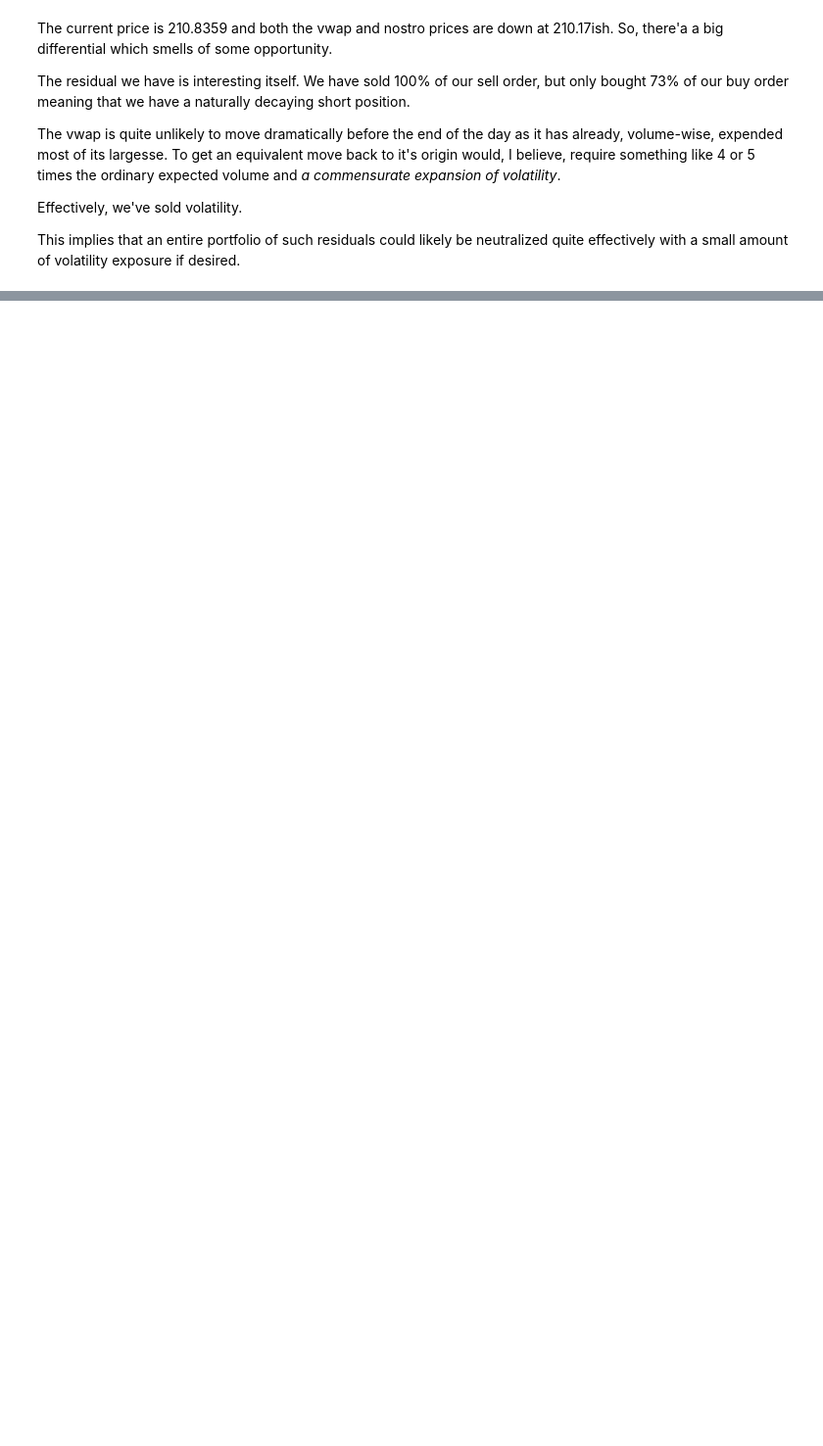
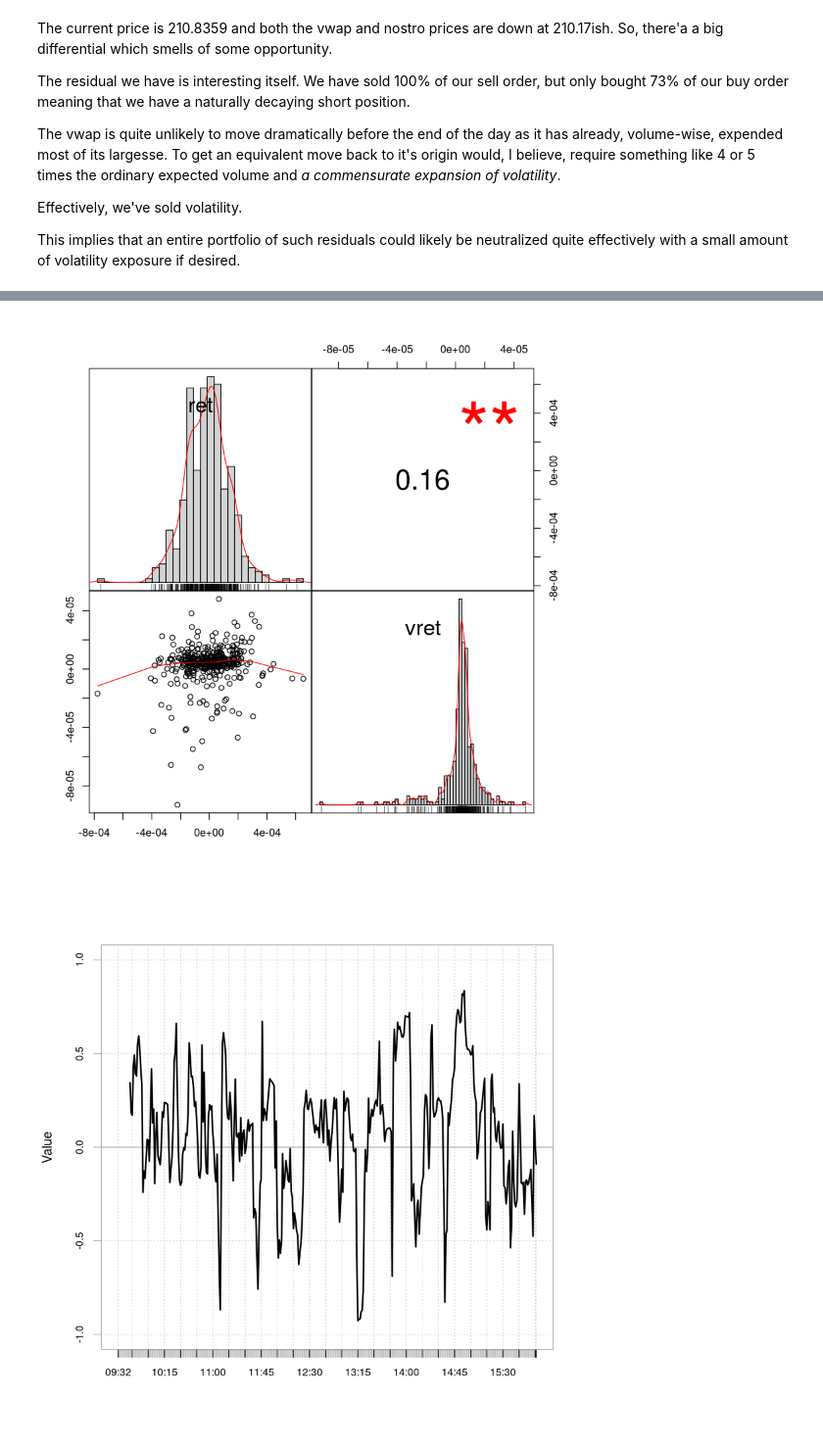
Before and after one commit to hackthemarket/vwap, a Jupyter notebook: vwap.ipynb, the cells around one changed output, grey strips where cells are left out. Shown at 98% size. Cells and saved outputs as stored; diff of their text form; code cells hidden in the pictures; blank space fills up the shorter version.

```diff
--- a/vwap.ipynb
+++ b/vwap.ipynb
@@ -356,0 +378,13 @@ This document is implemented in a jupyter notebook powered by R via this genius
+# %%
+head(DF)
+# let's convert price and vwap price into returns
+ret  <- Return.calculate( xts(DF$value,order.by=DF$time ) )
+vret <- Return.calculate( xts(DF$vwap, order.by=DF$time) )
+V <- data.table( time=DF$time, ret=ret, vret=vret  )
+both <- merge(ret,vret)
+
+# some visualizations
+chart.Correlation(both)
+chart.RollingCorrelation(ret,vret)
+chart.RelativePerformance(ret,vret)
+# %% [output]
@@ -356,0 +416,2 @@ This document is implemented in a jupyter notebook powered by R via this genius
+[figure, added]
+[figure, added]
```
Also changed, not shown: parts of 14 cells of this notebook.
